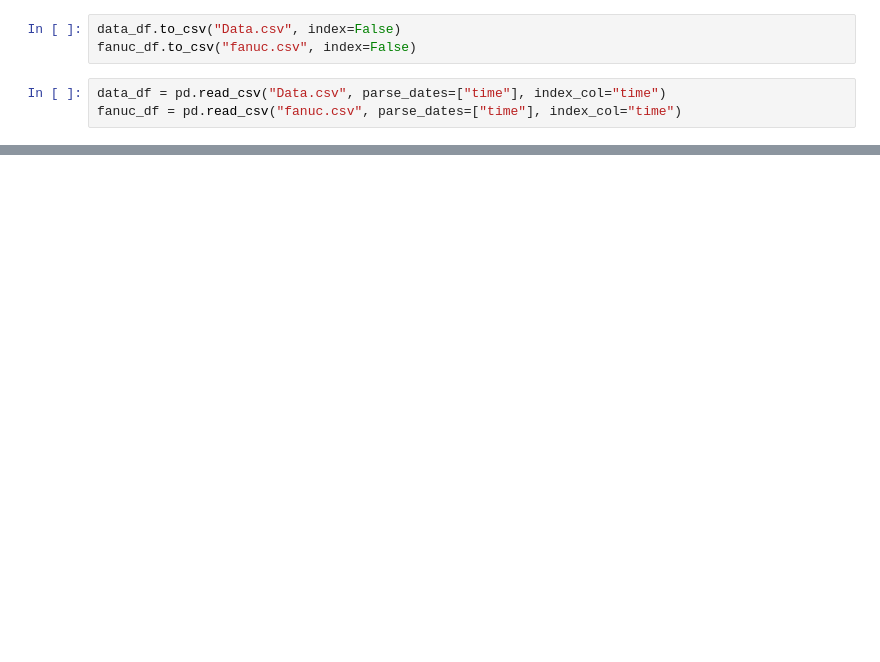
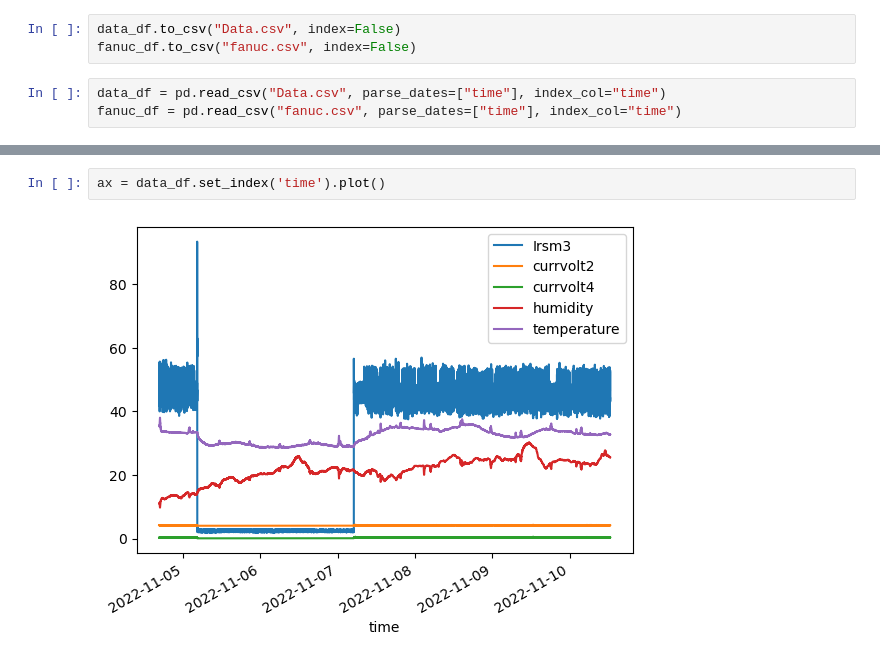
Before and after one commit to minimini9951/Final-Project-in-class, a Jupyter notebook: data analyze.ipynb, the cells around one changed output, grey strips where cells are left out. Saved outputs shown, nothing was run; the diff lists cells and outputs as text; blank space fills up the shorter version.

```diff
--- a/data analyze.ipynb
+++ b/data analyze.ipynb
@@ -74,0 +108,4 @@ data_df.head()
+# %%
+ax = data_df.set_index('time').plot()
+# %% [output]
+[figure, added]
```
Also changed, not shown: parts of 13 cells of this notebook.
